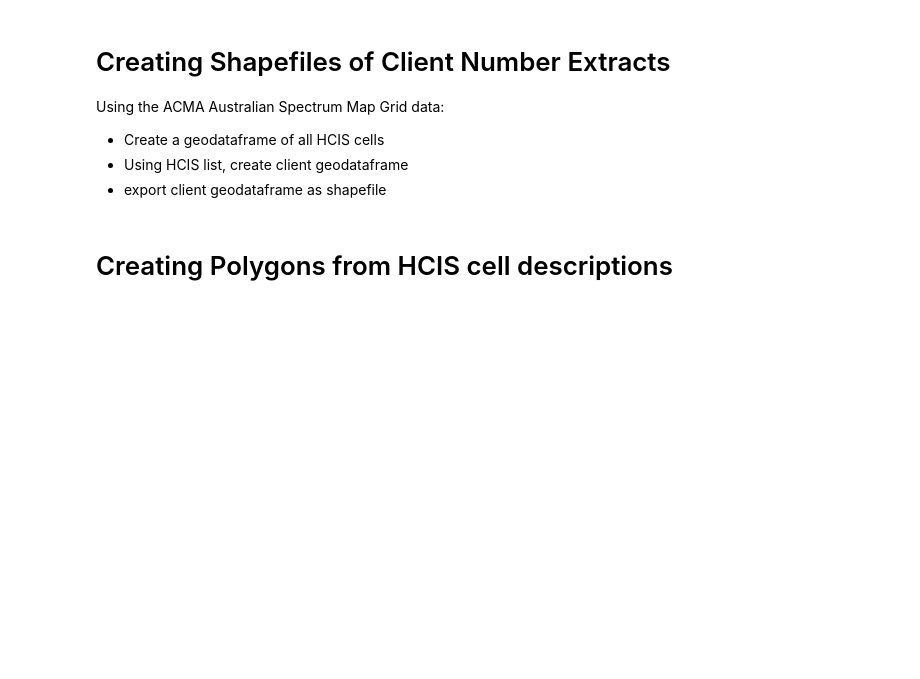
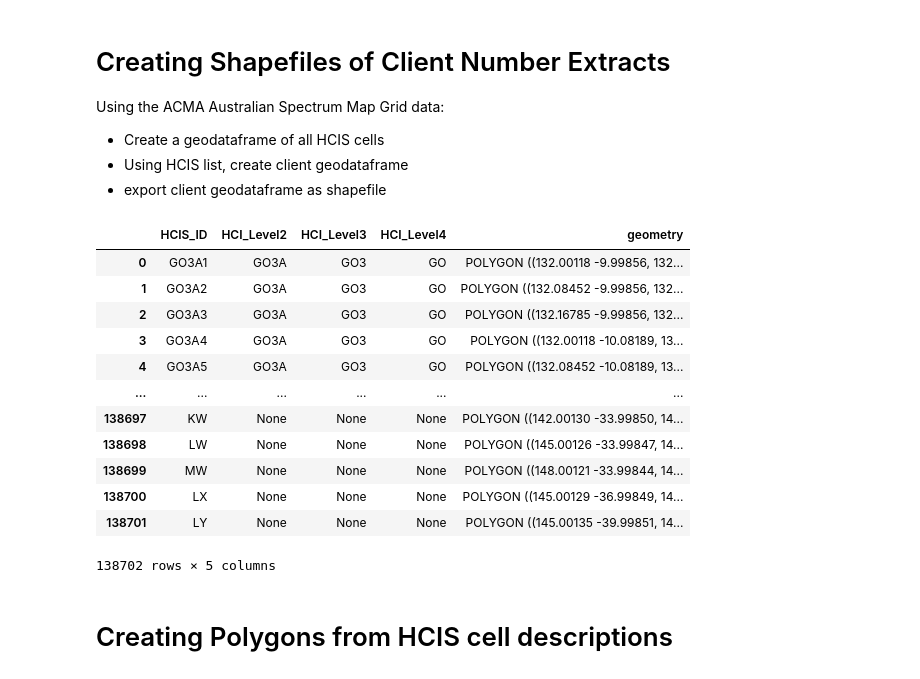
Before and after one commit to navnith-reddy/SpectrumNavigator, a Jupyter notebook: extracts.ipynb, the cells around one changed output. Drawn from its saved outputs; the diff is of its cells as text; code cells hidden in the pictures; blank space fills up the shorter version.

```diff
--- a/extracts.ipynb
+++ b/extracts.ipynb
@@ -241,32 +241,48 @@ Using the ACMA Australian Spectrum Map Grid data:
 # %%
 import geopandas as gpd
 
 def buildASMG():
     """Build and save geodataframe of ASMG for EVERY HCIS ID as csv file.
 
     """
 
+    # -----------MISSING inplace = True ---------------------
     l1 = gpd.read_file("ASMG/ASMG_2012_GDA94_L1.shp")
     l1.rename(columns={'HCI_Level1':'HCIS_ID'}, inplace=True)
     l1.drop(columns=['HCI_Level2', 'HCI_Level3', 'HCI_Level4'])
 
     l2 = gpd.read_file("ASMG/ASMG_2012_GDA94_L2.shp")
     l2.rename(columns={'HCI_Level2':'HCIS_ID'}, inplace=True)
     l2.drop(columns=['HCI_Level3', 'HCI_Level4'])
 
     l3 = gpd.read_file("ASMG/ASMG_2012_GDA94_L3.shp")
     l3.rename(columns={'HCI_Level3':'HCIS_ID'}, inplace=True)
     l3.drop(columns=['HCI_Level4'])
 
     l4 = gpd.read_file("ASMG/ASMG_2012_GDA94_L4.shp")
     l4.rename(columns={'HCI_Level4':'HCIS_ID'}, inplace=True)
 
     asmg = pd.concat([l1, l2, l3, l4])
     asmg.to_file('ASMG/asmg')
 
     return
 
 asmg = gpd.read_file('ASMG/asmg.shp')
+asmg
+# %% [output]
+|  | HCIS_ID | HCI_Level2 | HCI_Level3 | HCI_Level4 | geometry |
+| 0 | GO3A1 | GO3A | GO3 | GO | POLYGON ((132.00118 -9.99856, 132... |
+| 1 | GO3A2 | GO3A | GO3 | GO | POLYGON ((132.08452 -9.99856, 132... |
+| 2 | GO3A3 | GO3A | GO3 | GO | POLYGON ((132.16785 -9.99856, 132... |
+| 3 | GO3A4 | GO3A | GO3 | GO | POLYGON ((132.00118 -10.08189, 13... |
+| 4 | GO3A5 | GO3A | GO3 | GO | POLYGON ((132.08452 -10.08189, 13... |
+| ... | ... | ... | ... | ... | ... |
+| 138697 | KW | None | None | None | POLYGON ((142.00130 -33.99850, 14... |
+| 138698 | LW | None | None | None | POLYGON ((145.00126 -33.99847, 14... |
+| 138699 | MW | None | None | None | POLYGON ((148.00121 -33.99844, 14... |
+| 138700 | LX | None | None | None | POLYGON ((145.00129 -36.99849, 14... |
+| 138701 | LY | None | None | None | POLYGON ((145.00135 -39.99851, 14... |
+138702 rows × 5 columns
 # %% [markdown]
 # Creating Polygons from HCIS cell descriptions
 # %%
```
Also changed, not shown: 1 other file.
